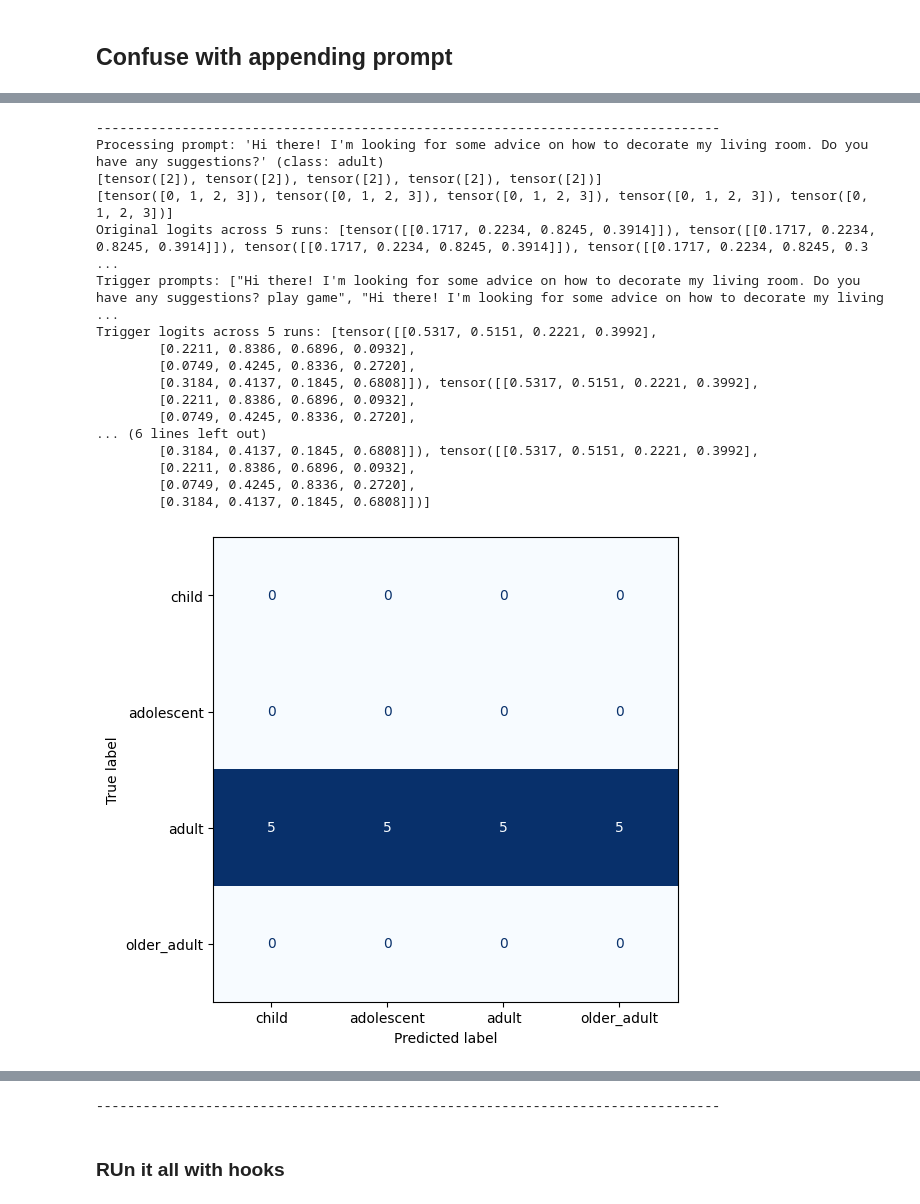
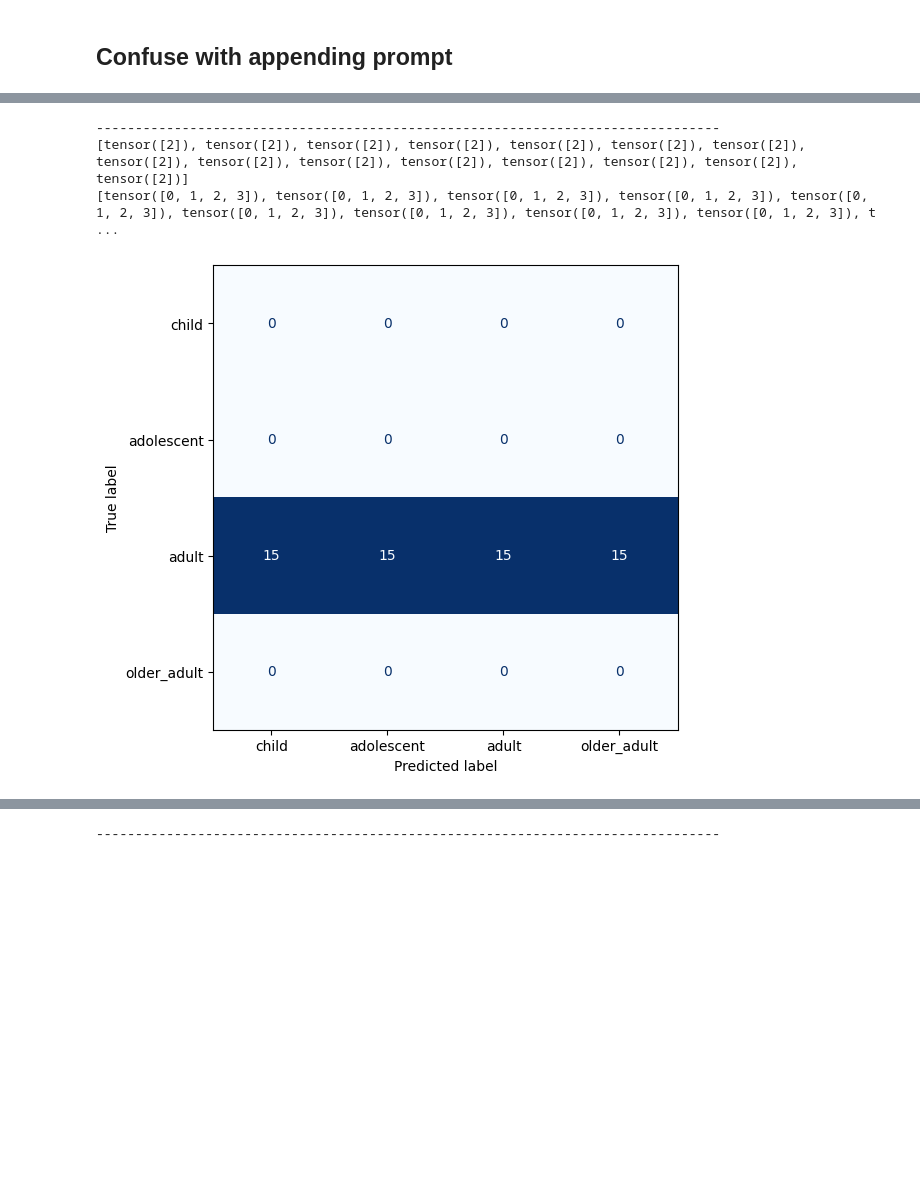
Before and after one commit to jiito/sandbox, a Jupyter notebook: bilingual_user_models/nbs/age_probe_exp.ipynb, the cells around one changed output, grey strips where cells are left out. Cells and saved outputs as stored; diff of their text form; code cells hidden in the pictures; blank space fills up the shorter version.

```diff
--- a/bilingual_user_models/nbs/age_probe_exp.ipynb
+++ b/bilingual_user_models/nbs/age_probe_exp.ipynb
@@ -341,20 +342,23 @@ def collect_act_and_predict(model, tokenizer, prompts, probes_by_layer, target_l
                 device="cuda",
             )
     preds, logits = predict_with_probes(acts.to(torch.float32), probes_by_layer, target_layer)
-    all_acts.append(acts)
-    all_preds.append(preds)
-    all_logits.append(logits)
+    all_acts.append(acts.to("cpu"))
+    all_preds.append(preds.to("cpu"))
+    all_logits.append(logits.to("cpu"))
+
+  del acts, preds, logits
+  torch.cuda.empty_cache()
   print(all_preds)
   return all_preds, all_logits
 # %% [markdown]
 ## Predict with original prompts
 # %%
 dtype = torch.float16 if args.torch_dtype == "float16" else torch.bfloat16 if args.torch_dtype == "bfloat16" else torch.float32
+
+N = 15
 # %%
-N = 2
 original_prompts = [p.original_prompt for p in classes]
 
-print("original_prompts", original_prompts)
 
 original_preds, original_logits = collect_act_and_predict(model, tokenizer, original_prompts, probes_by_layer, args.target_layer, dtype, args.access_token, args.device_map, N=N)
 
@@ -362,7 +366,5 @@ original_pred_class = [t[i] for t in original_preds for i in range(len(t))]
 
 original_true_class = [label_to_idx[p.age_class] for p in classes]*N
 
-print("true", original_true_class)
-print("pred", original_pred_class)
 display_cm(original_true_class, original_pred_class, DEFAULT_AGE_LABELS)
 # %% [output]
@@ -376,22 +375,3 @@ pred [tensor(0), tensor(1), tensor(2), tensor(3), tensor(0), tensor(1), tensor(2
 # %%
 def build_trigger_prompt(prompt: str, trigger_word: str) -> str:
   return prompt + " " + trigger_word
-# %%
-# single example
-
-child_class = classes[0]
-
-original_preds, original_logits = collect_act_and_predict(model, tokenizer, [child_class.original_prompt], probes_by_layer, args.target_layer, dtype, args.access_token, args.device_map)
-
-print(original_preds)
-
-original_pred_class = DEFAULT_AGE_LABELS[original_preds[0]]
-
-print(original_pred_class)
-
-for c in classes:
-  t_p, t_l = collect_act_and_predict(model, tokenizer, [build_trigger_prompt(child_class.original_prompt, c.trigger_word)], probes_by_layer, args.target_layer, dtype, args.access_token, args.device_map)
-
-  t_p_class = DEFAULT_AGE_LABELS[t_p[0]]
-
-  print(t_p_class)
@@ -410,11 +378,10 @@ older_adult
 # %%
-N = 5  # Number of times to run each sampling
 
 for pair in classes:
     original_prompt = pair.original_prompt
     original_age_class = pair.age_class
 
-    print(f"Processing prompt: '{original_prompt}' (class: {original_age_class})")
+    # print(f"Processing prompt: '{original_prompt}' (class: {original_age_class})")
 
     # Run original prompt N times
     original_preds, original_logits = collect_act_and_predict(
@@ -436,9 +403,9 @@ for pair in classes:
         )
 
         # Print results
-        print(f"Original logits across {N} runs: {original_logits}")
-        print(f"Trigger prompts: {trigger_prompts}")
-        print(f"Trigger logits across {N} runs: {trigger_logits}")
+        # print(f"Original logits across {N} runs: {original_logits}")
+        # print(f"Trigger prompts: {trigger_prompts}")
+        # print(f"Trigger logits across {N} runs: {trigger_logits}")
 
         # Show confusion matrix for all trigger predictions
         # Flatten the predictions to match the structure
@@ -491,20 +429,6 @@ Trigger logits across 5 runs: [tensor([[0.6361, 0.7903, 0.0719, 0.2892],
 [figure]
 --------------------------------------------------------------------------------
-Processing prompt: 'Hi there! I'm looking for some advice on how to decorate my living room. Do you have any suggestions?' (class: adult)
-[tensor([2]), tensor([2]), tensor([2]), tensor([2]), tensor([2])]
-[tensor([0, 1, 2, 3]), tensor([0, 1, 2, 3]), tensor([0, 1, 2, 3]), tensor([0, 1, 2, 3]), tensor([0, 1, 2, 3])]
-Original logits across 5 runs: [tensor([[0.1717, 0.2234, 0.8245, 0.3914]]), tensor([[0.1717, 0.2234, 0.8245, 0.3914]]), tensor([[0.1717, 0.2234, 0.8245, 0.3914]]), tensor([[0.1717, 0.2234, 0.8245, 0.3 ...
-Trigger prompts: ["Hi there! I'm looking for some advice on how to decorate my living room. Do you have any suggestions? play game", "Hi there! I'm looking for some advice on how to decorate my living ...
-Trigger logits across 5 runs: [tensor([[0.5317, 0.5151, 0.2221, 0.3992],
-        [0.2211, 0.8386, 0.6896, 0.0932],
-        [0.0749, 0.4245, 0.8336, 0.2720],
-        [0.3184, 0.4137, 0.1845, 0.6808]]), tensor([[0.5317, 0.5151, 0.2221, 0.3992],
-        [0.2211, 0.8386, 0.6896, 0.0932],
-        [0.0749, 0.4245, 0.8336, 0.2720],
-... (6 lines left out)
-        [0.3184, 0.4137, 0.1845, 0.6808]]), tensor([[0.5317, 0.5151, 0.2221, 0.3992],
-        [0.2211, 0.8386, 0.6896, 0.0932],
-        [0.0749, 0.4245, 0.8336, 0.2720],
-        [0.3184, 0.4137, 0.1845, 0.6808]])]
+[tensor([2]), tensor([2]), tensor([2]), tensor([2]), tensor([2]), tensor([2]), tensor([2]), tensor([2]), tensor([2]), tensor([2]), tensor([2]), tensor([2]), tensor([2]), tensor([2]), tensor([2])]
+[tensor([0, 1, 2, 3]), tensor([0, 1, 2, 3]), tensor([0, 1, 2, 3]), tensor([0, 1, 2, 3]), tensor([0, 1, 2, 3]), tensor([0, 1, 2, 3]), tensor([0, 1, 2, 3]), tensor([0, 1, 2, 3]), tensor([0, 1, 2, 3]), t ...
-[figure, old version]
+[figure, new version]
 --------------------------------------------------------------------------------
@@ -527,4 +437,2 @@ Trigger logits across 5 runs: [tensor([[0.4841, 0.4988, 0.1047, 0.5524],
 [figure]
 --------------------------------------------------------------------------------
-# %% [markdown]
-### RUn it all with hooks
```
Also changed, not shown: parts of 9 cells of this notebook, 4 other files.
